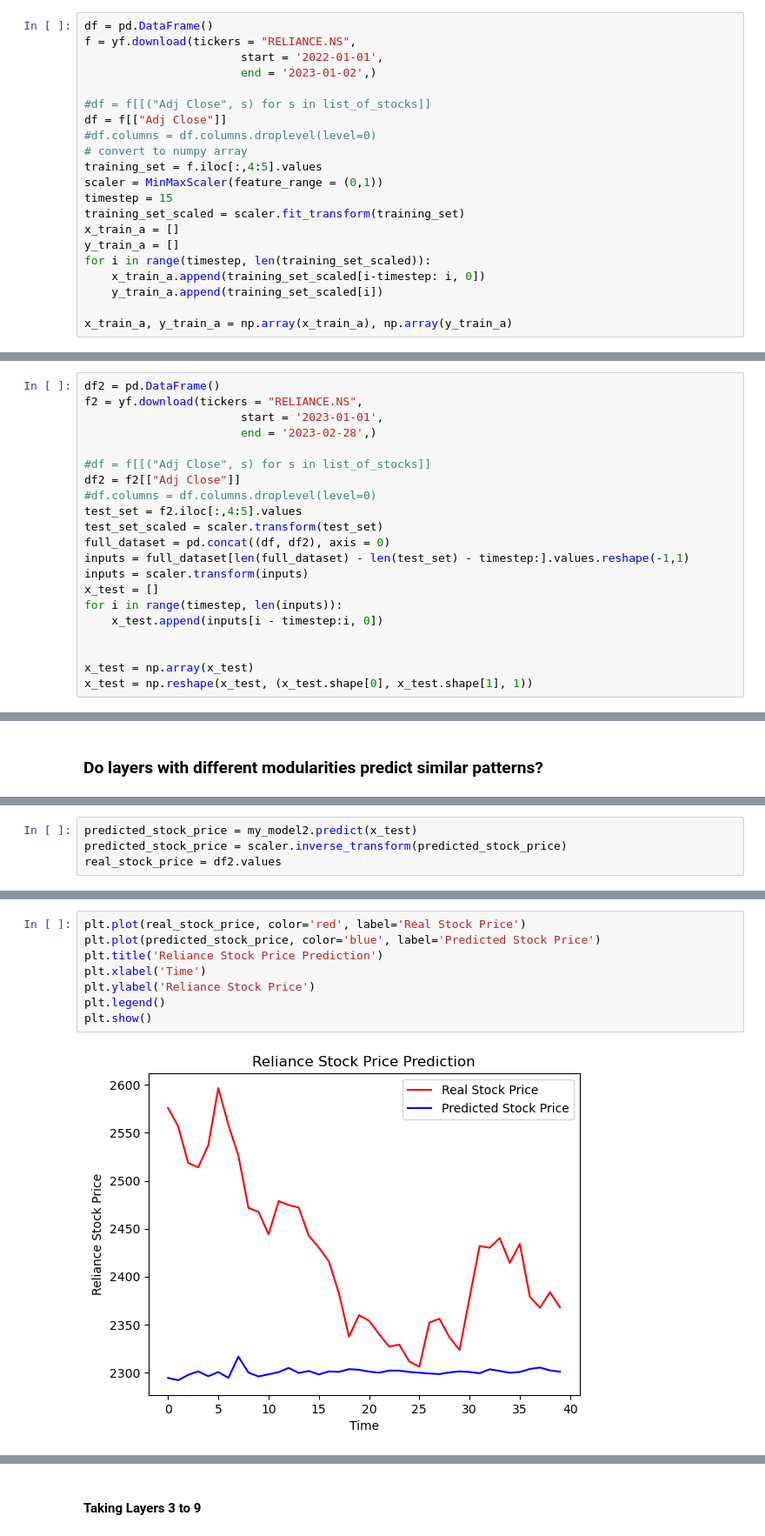
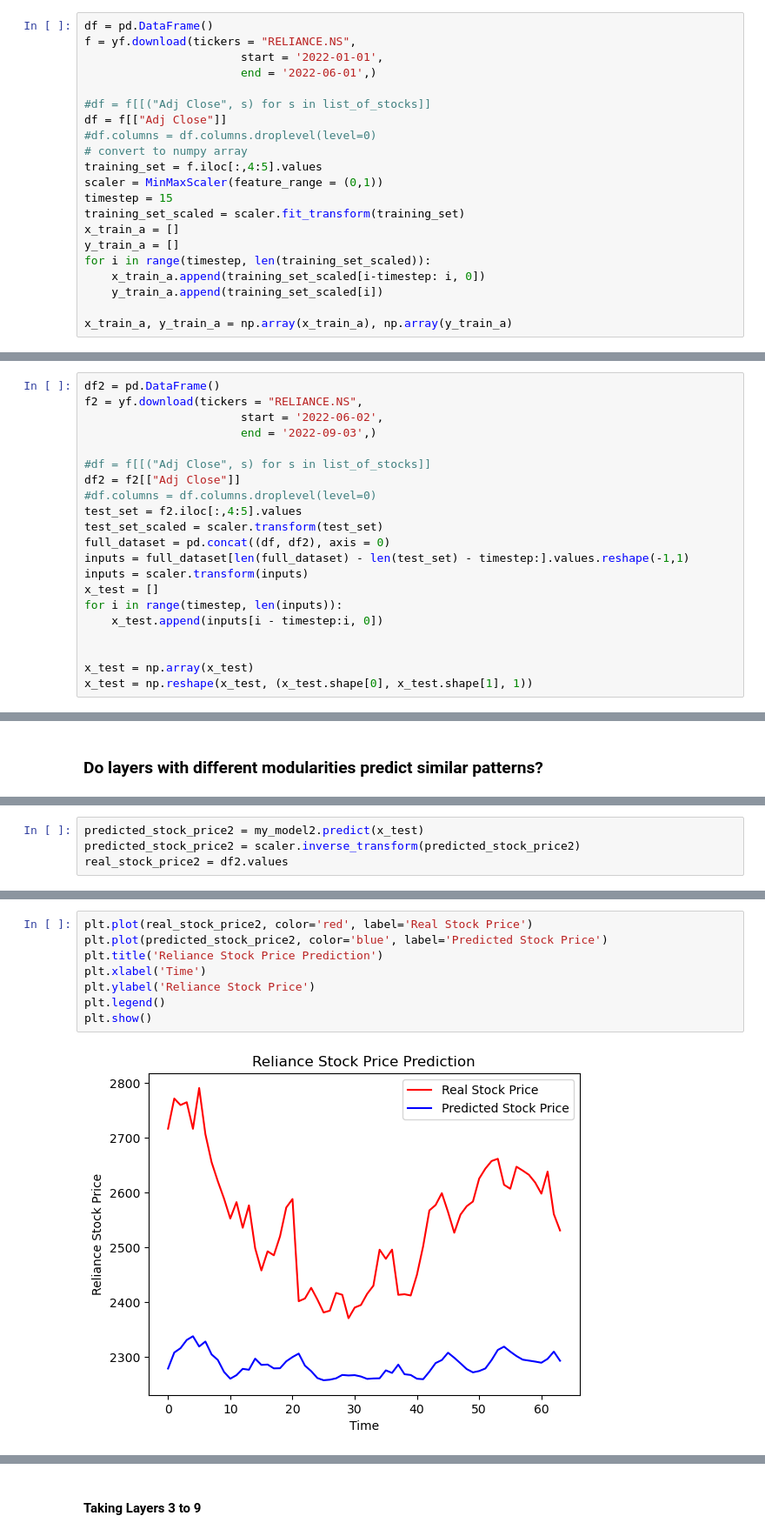
Before and after one commit to Snehbhandari/Thesis-Work, a Jupyter notebook: analyzing_redundant_layers.ipynb, the cells around one changed output, grey strips where cells are left out. Shown at 87% size. Drawn from its saved outputs; the diff is of its cells as text.

```diff
--- a/analyzing_redundant_layers.ipynb
+++ b/analyzing_redundant_layers.ipynb
@@ -19,7 +19,7 @@ import seaborn as sns
 df = pd.DataFrame()
 f = yf.download(tickers = "RELIANCE.NS",
                        start = '2022-01-01',
-                       end = '2023-01-02',)
+                       end = '2022-06-01',)
 
 #df = f[[("Adj Close", s) for s in list_of_stocks]]
 df = f[["Adj Close"]]
@@ -41,8 +41,8 @@ x_train_a, y_train_a = np.array(x_train_a), np.array(y_train_a)
 # %%
 df2 = pd.DataFrame()
 f2 = yf.download(tickers = "RELIANCE.NS",
-                       start = '2023-01-01',
-                       end = '2023-02-28',)
+                       start = '2022-06-02',
+                       end = '2022-09-03',)
 
 #df = f[[("Adj Close", s) for s in list_of_stocks]]
 df2 = f2[["Adj Close"]]
@@ -597,5 +641,5 @@ plt.show()
 # %%
-predicted_stock_price = my_model2.predict(x_test)
-predicted_stock_price = scaler.inverse_transform(predicted_stock_price)
-real_stock_price = df2.values
+predicted_stock_price2 = my_model2.predict(x_test)
+predicted_stock_price2 = scaler.inverse_transform(predicted_stock_price2)
+real_stock_price2 = df2.values
 # %% [output]
@@ -603,10 +647,10 @@ real_stock_price = df2.values
 # %%
-plt.plot(real_stock_price, color='red', label='Real Stock Price')
-plt.plot(predicted_stock_price, color='blue', label='Predicted Stock Price')
+plt.plot(real_stock_price2, color='red', label='Real Stock Price')
+plt.plot(predicted_stock_price2, color='blue', label='Predicted Stock Price')
 plt.title('Reliance Stock Price Prediction')
 plt.xlabel('Time')
 plt.ylabel('Reliance Stock Price')
 plt.legend()
 plt.show()
 # %% [output]
-[figure, old version]
+[figure, new version]
```
Also changed, not shown: parts of 58 cells of this notebook.
